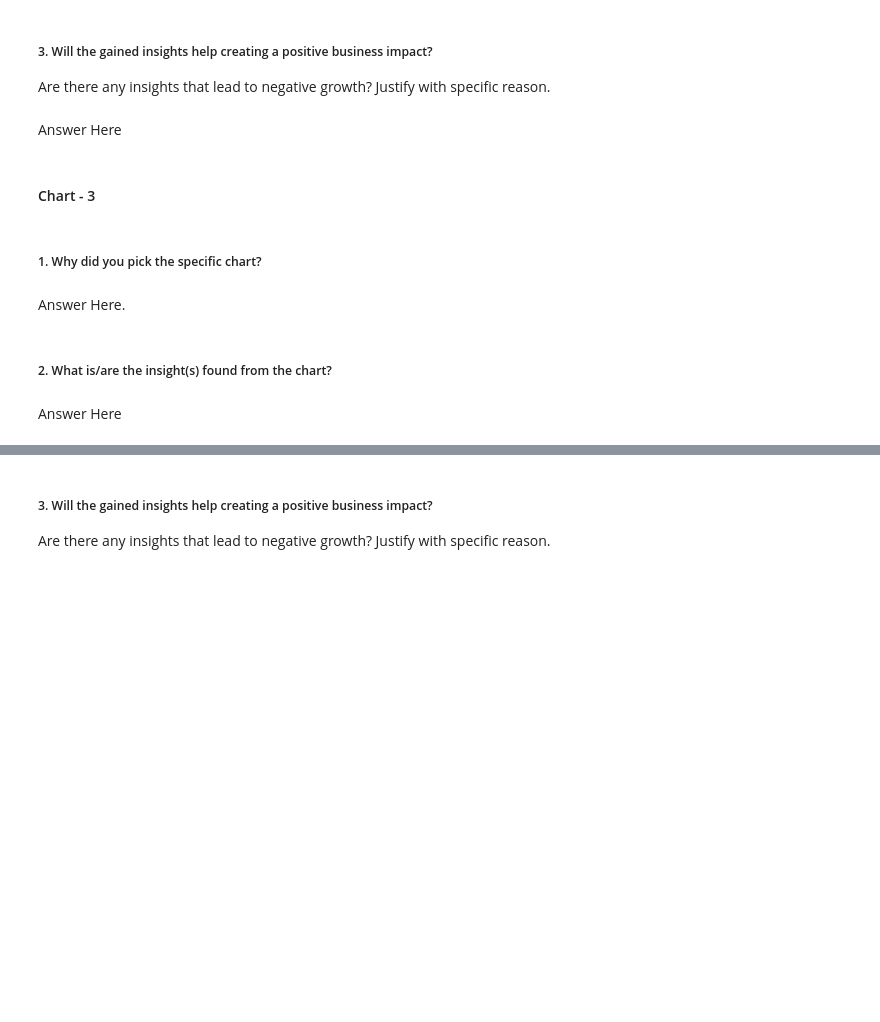
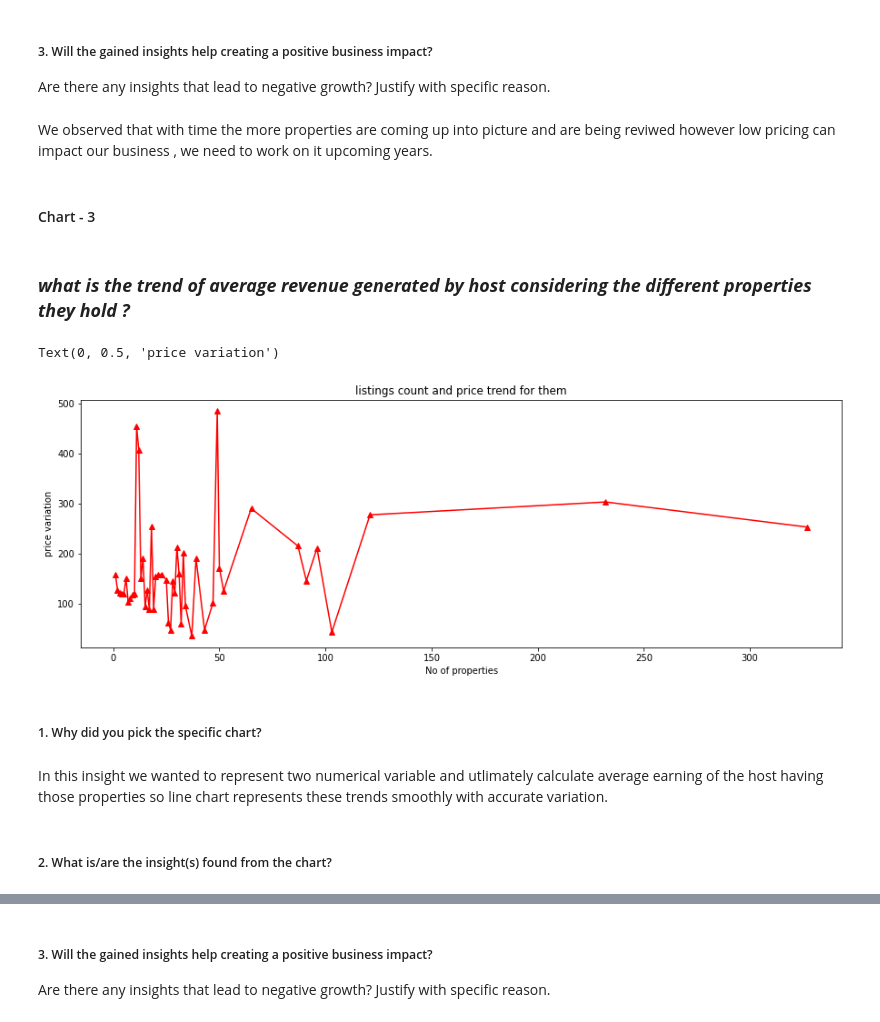
Before and after one commit to apurva-shrivastava/AirBnb-Booking-Analysis, a Jupyter notebook: Apurva_Shrivastava_EDA_Submission_Template.ipynb, the cells around one changed output, grey strips where cells are left out. Saved outputs shown, nothing was run; the diff lists cells and outputs as text; code cells hidden in the pictures; blank space fills up the shorter version.

```diff
--- a/Apurva_Shrivastava_EDA_Submission_Template.ipynb
+++ b/Apurva_Shrivastava_EDA_Submission_Template.ipynb
@@ -339,7 +357,7 @@ Answer Here
 # %% [markdown]
 ##### 3. Will the gained insights help creating a positive business impact?
 Are there any insights that lead to negative growth? Justify with specific reason.
-# %% [markdown]
-Answer Here
+# %% [markdown]
+We observed that with time the more properties are coming up into picture and are being reviwed however low pricing can impact our business , we need to work on it upcoming years.
 # %% [markdown]
 #### Chart - 3
@@ -348,8 +364,17 @@ Answer Here
+# %% [markdown]
+### ***what is the trend of average revenue generated by host considering the different properties they hold ?***
+# %%
+# Chart - 3 visualization code
+air_df_new_price_notzero.groupby('calculated_host_listings_count')['price'].mean().plot(marker="^",color='red',figsize=(15,5))
+plt.title("listings count and price trend for them")
+plt.xlabel("No of properties")
+plt.ylabel("price variation")
+# %% [output]
+Text(0, 0.5, 'price variation')
+[figure, added]
 # %% [markdown]
 ##### 1. Why did you pick the specific chart?
-# %% [markdown]
-Answer Here.
+# %% [markdown]
+In this insight we wanted to represent two numerical variable and utlimately calculate average earning of the host having those properties so line chart represents these trends smoothly with accurate variation.
 # %% [markdown]
 ##### 2. What is/are the insight(s) found from the chart?
-# %% [markdown]
-Answer Here
```
Also changed, not shown: parts of 40 cells of this notebook.
